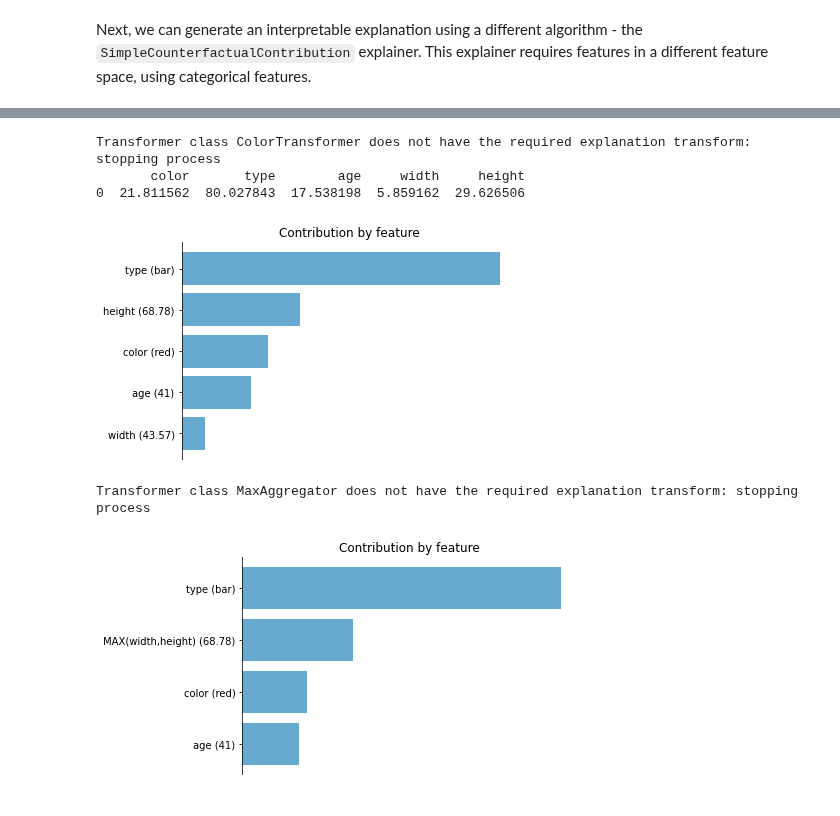
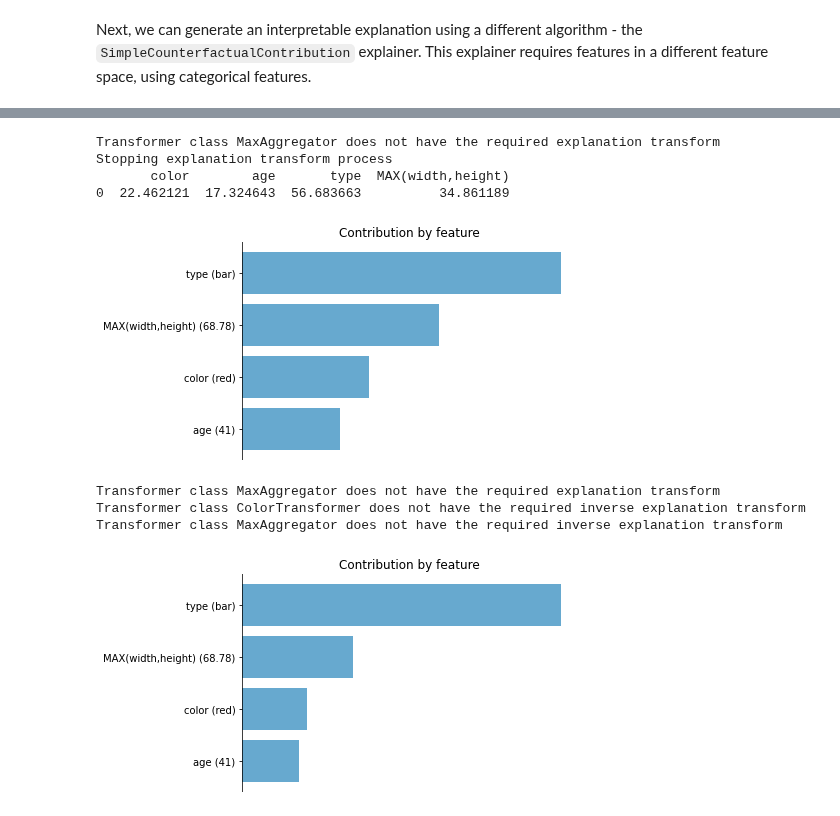
Before and after one commit to sibyl-dev/pyreal, a Jupyter notebook: tutorials/simple_four_spaces/simple_four_spaces_clean.ipynb, the cells around one changed output, grey strips where cells are left out. Drawn from its saved outputs; the diff is of its cells as text; code cells hidden in the pictures.

```diff
--- a/tutorials/simple_four_spaces/simple_four_spaces_clean.ipynb
+++ b/tutorials/simple_four_spaces/simple_four_spaces_clean.ipynb
@@ -24,7 +24,7 @@ We see that we have five columns, one per piece of information listed above. The
 # %%
 import pandas as pd
 
-data_orig =  pd.read_csv("trinket_data.csv", index_col=0)
+data_orig =  pd.read_csv("trinket_data_orig.csv", index_col=0)
 y_orig = data_orig["price"]
 X_orig = data_orig.drop("price", axis=1)
 
@@ -90,14 +90,13 @@ class MaxAggregator(Transformer):
 
 
 colorTransformer = ColorTransformer(columns = ["color"])
-typeEncoder = OneHotEncoder(columns = ["type"])
 colorEncoder = OneHotEncoder(columns = ["color"])
 maxAggregator = MaxAggregator(columns=["width", "height"])
 featureSelect = FeatureSelectTransformer(['age', 'type_bar', 'type_foo', 'type_foobar',
                                           'color_blue', 'color_green', 'color_red',
                                           'MAX(width,height)'])
 
-model_transformers = [maxAggregator, colorTransformer, colorEncoder, typeEncoder, featureSelect]
+model_transformers = [maxAggregator, colorTransformer, colorEncoder, featureSelect]
 fit_transformers(model_transformers, X_orig)
 X_model = run_transformers(model_transformers, X_orig)
 X_model.head()
@@ -145,7 +144,7 @@ mappings = Mappings.generate_mappings(
 typeDecoder = MappingsOneHotDecoder(mappings)
 colorTransformer = ColorTransformer(columns = ["color"])
 
-interpretable_transformers = [colorTransformer, maxAggregator]
+interpretable_transformers = [typeDecoder, colorTransformer, maxAggregator]
 
 fit_transformers(interpretable_transformers, X_orig)
 X_interpret = run_transformers(interpretable_transformers, X_orig)
@@ -189,3 +191,18 @@ Transformer class MaxAggregator does not have the required explanation transform
 You may notice the warning `Transformer class MaxAggregator does not have the required explanation transform`. This is because we did not provide a way of distributing contribution for this kind of aggregation. The final explanation therefore includes a contribution for the aggregated MAX feature - which works well, as that's also what we determined to be more interpretable.
 # %% [markdown]
 Next, we can generate an interpretable explanation using a different algorithm - the `SimpleCounterfactualContribution` explainer. This explainer requires features in a different feature space, using categorical features.
+# %%
+from pyreal.explainers import SimpleCounterfactualContribution
+
+typeEncoder = OneHotEncoder(columns = ["type"])
+fit_transformers([typeDecoder, typeEncoder], X_orig)
+
+explainer = SimpleCounterfactualContribution(model, X_orig,
+                                             e_transformers=[typeDecoder],
+                                             m_transformers=[typeEncoder, maxAggregator, colorTransformer, colorEncoder, featureSelect],
+                                             i_transformers=[typeDecoder, colorTransformer],
+                                             fit_on_init=True)
+
+explanation = explainer.produce(X_orig.iloc[0:1])
+X_interpret = explainer.convert_data_to_interpretable(X_orig.iloc[0:1])
+visualize.plot_top_contributors(explanation, select_by="absolute", values=X_interpret.iloc[0])
@@ -192,30 +213,34 @@ Next, we can generate an interpretable explanation using a different algorithm -
 # %%
-from pyreal.explainers import SimpleCounterfactualContribution
-
 explainer = SimpleCounterfactualContribution(model, X_orig,
-                                             m_transformers=model_transformers,
-                                             i_transformers=colorTransformer,
+                                             e_transformers=[typeDecoder, maxAggregator],
+                                             m_transformers=[typeEncoder, colorTransformer, colorEncoder, featureSelect],
+                                             i_transformers=[maxAggregator, typeDecoder, colorTransformer],
                                              fit_on_init=True)
 
 explanation = explainer.produce(X_orig.iloc[0:1])
+print(explanation)
 X_interpret = explainer.convert_data_to_interpretable(X_orig.iloc[0:1])
 visualize.plot_top_contributors(explanation, select_by="absolute", values=X_interpret.iloc[0])
 # %% [output]
-Transformer class ColorTransformer does not have the required explanation transform: stopping process
-       color       type        age     width     height
-0  21.811562  80.027843  17.538198  5.859162  29.626506
+Transformer class MaxAggregator does not have the required explanation transform
+Stopping explanation transform process
+       color        age       type  MAX(width,height)
+0  22.462121  17.324643  56.683663          34.861189
-[figure, old version]
+[figure, new version]
 # %%
 from pyreal.explainers import ShapFeatureImportance
 
 explainer = ShapFeatureImportance(model, X_orig,
                                   e_transformers=model_transformers,
                                   i_transformers=interpretable_transformers,
-                                  fit_on_init=True)
+                                  fit_on_init=True,
+                                  stop_on_missing_transform=False)
 
 explanation = explainer.produce()
 X_interpret = explainer.convert_data_to_interpretable(X_orig.iloc[0:1])
 visualize.plot_top_contributors(explanation, select_by="absolute", values=X_interpret.iloc[0])
 # %% [output]
-Transformer class MaxAggregator does not have the required explanation transform: stopping process
+Transformer class MaxAggregator does not have the required explanation transform
+Transformer class ColorTransformer does not have the required inverse explanation transform
+Transformer class MaxAggregator does not have the required inverse explanation transform
 [figure]
```
Also changed, not shown: parts of 5 cells of this notebook, 3 other files.
